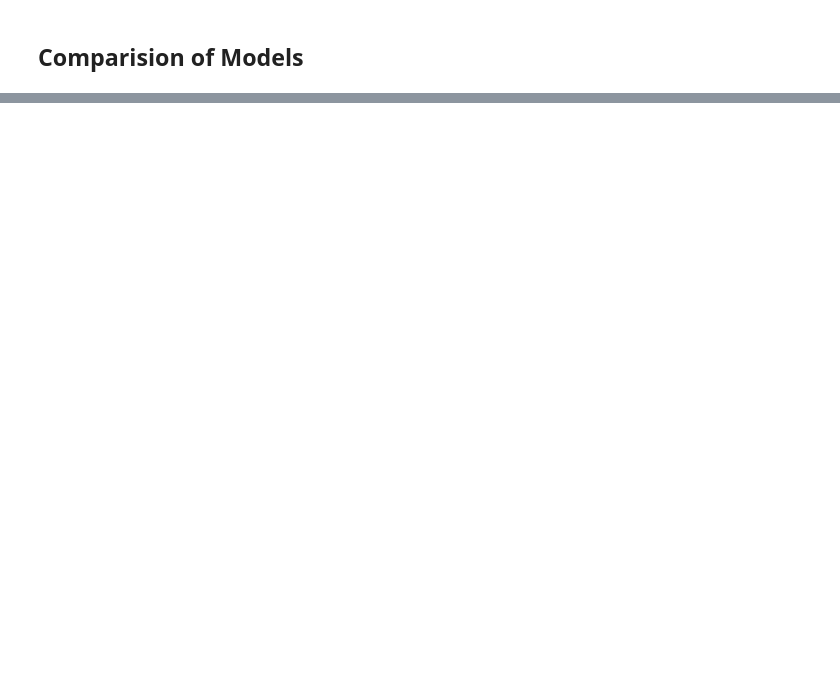
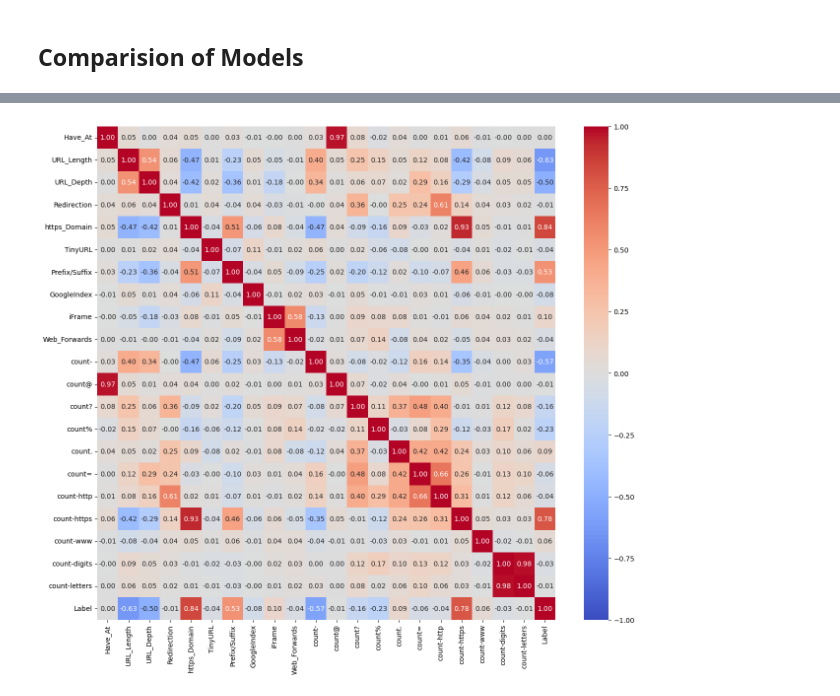
Before and after one commit to mayank3005/Phishing-Detection, a Jupyter notebook: Phishing Detection using ML models.ipynb, the cells around one changed output, grey strips where cells are left out. Cells and saved outputs as stored; diff of their text form; code cells hidden in the pictures; blank space fills up the shorter version.

```diff
--- a/Phishing Detection using ML models.ipynb
+++ b/Phishing Detection using ML models.ipynb
@@ -449,0 +659,11 @@ results.sort_values(by=['Test Accuracy', 'Train Accuracy'], ascending=False)
+# %%
+# Drop the "Domain" column
+data_numeric = data0.drop('Domain',axis=1)
+cleaned_data = data_numeric.loc[:, data_numeric.nunique() > 1]
+
+# Create the correlation heatmap
+plt.figure(figsize=(15, 13))
+sns.heatmap(cleaned_data.corr(), annot=True, cmap='coolwarm', fmt='.2f', vmin=-1, vmax=1)
+plt.show()
+# %% [output]
+[figure, added]
```
Also changed, not shown: parts of 37 cells of this notebook, 3 other files.
